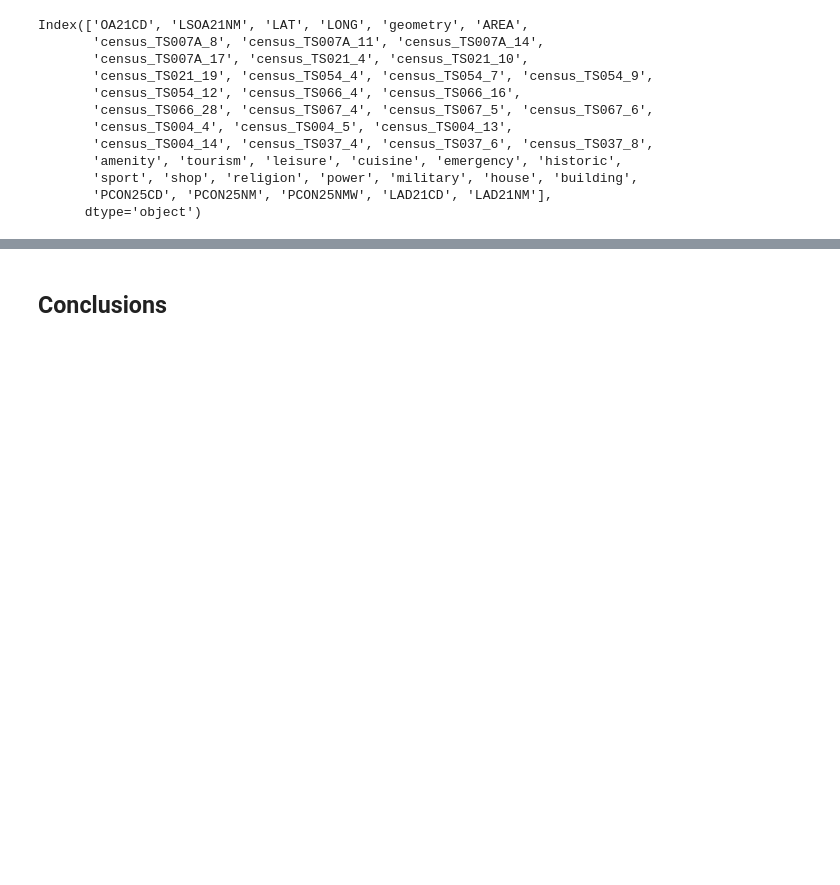
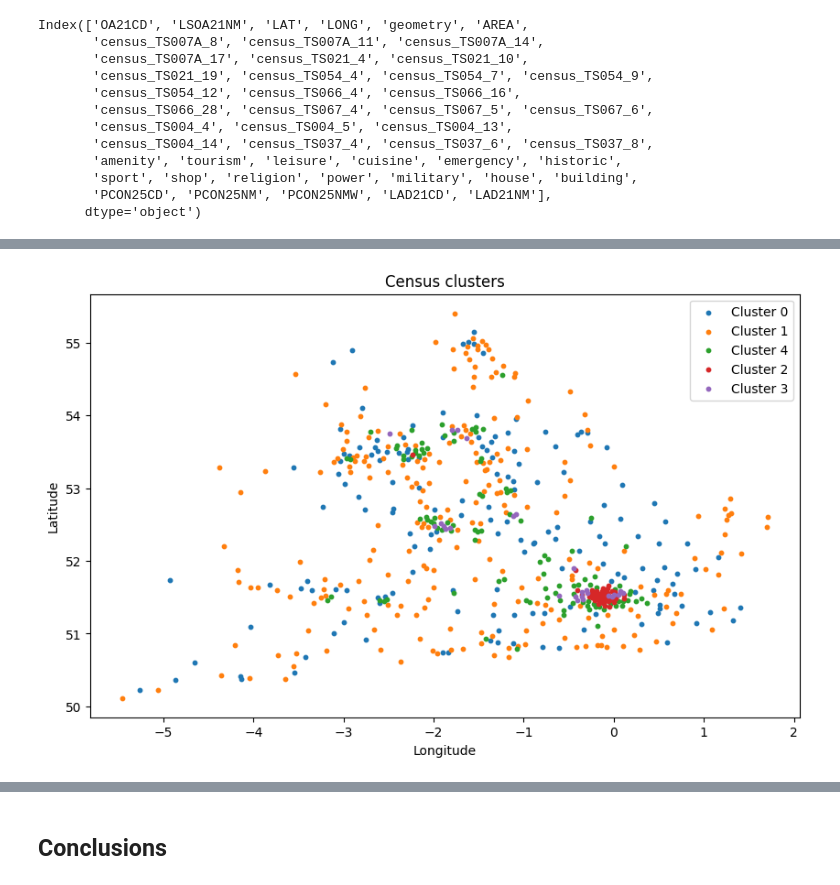
Before and after one commit to sdenyskov/sd995_ads_2024, a Jupyter notebook: notebooks/ads_course_assessment.ipynb, the cells around one changed output, grey strips where cells are left out. Saved outputs shown, nothing was run; the diff lists cells and outputs as text; code cells hidden in the pictures; blank space fills up the shorter version.

```diff
--- a/notebooks/ads_course_assessment.ipynb
+++ b/notebooks/ads_course_assessment.ipynb
@@ -1744,0 +1684,13 @@ const_df[['Con', 'Lab', 'LD', 'RUK', 'Green']] # [['SNP', 'PC', 'DUP', 'SF', 'SD
+# %%
+plt.figure(figsize=(10, 6))
+for cluster in labels_df['cluster_c'].unique():
+    subset = labels_df[labels_df['cluster_c'] == cluster]
+    plt.scatter(subset['LONG'], subset['LAT'], label=f'Cluster {cluster}', s=10)
+
+plt.title('Census clusters')
+plt.xlabel('Longitude')
+plt.ylabel('Latitude')
+plt.legend()
+plt.show()
+# %% [output]
+[figure, added]
```
Also changed, not shown: parts of 52 cells of this notebook.
